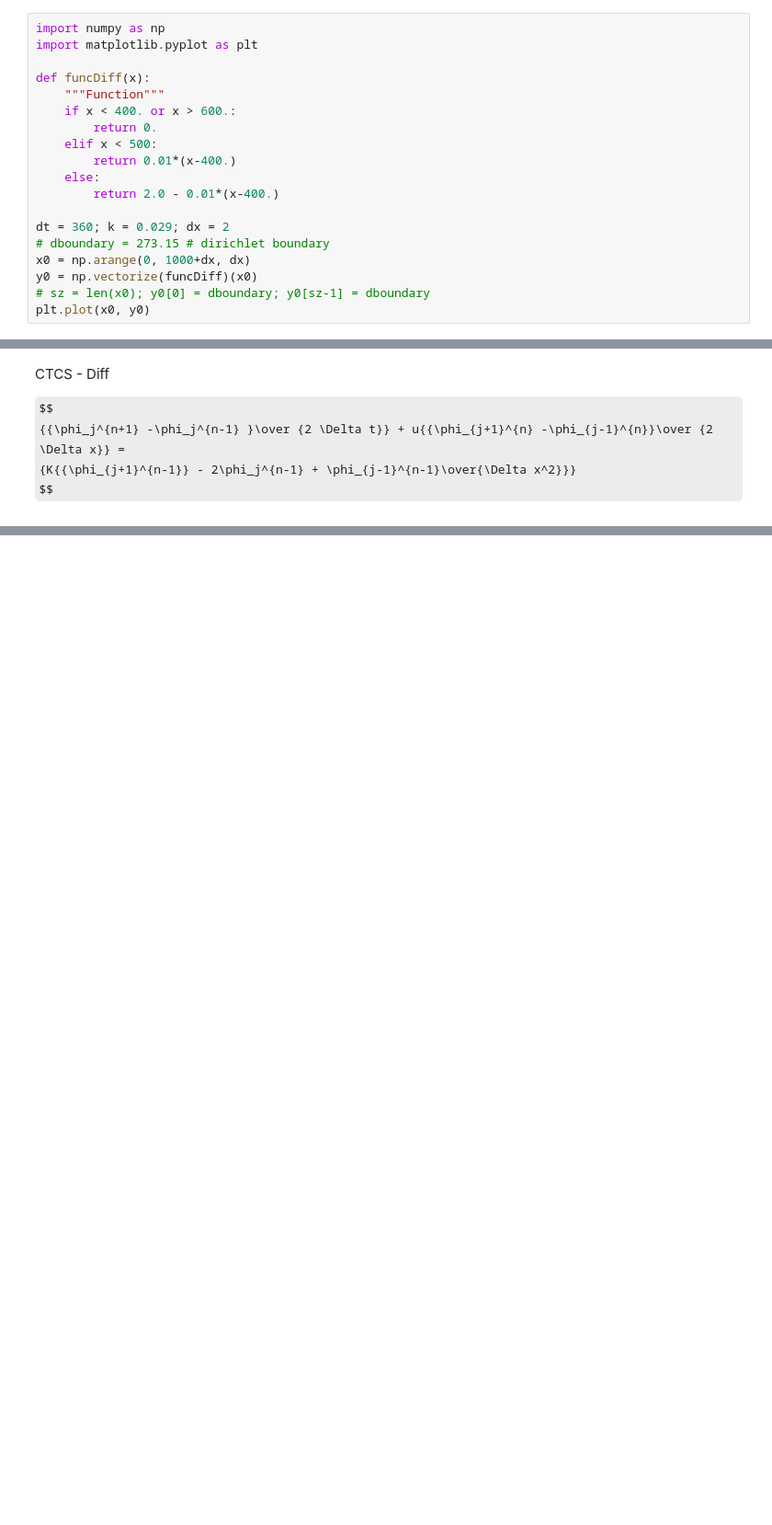
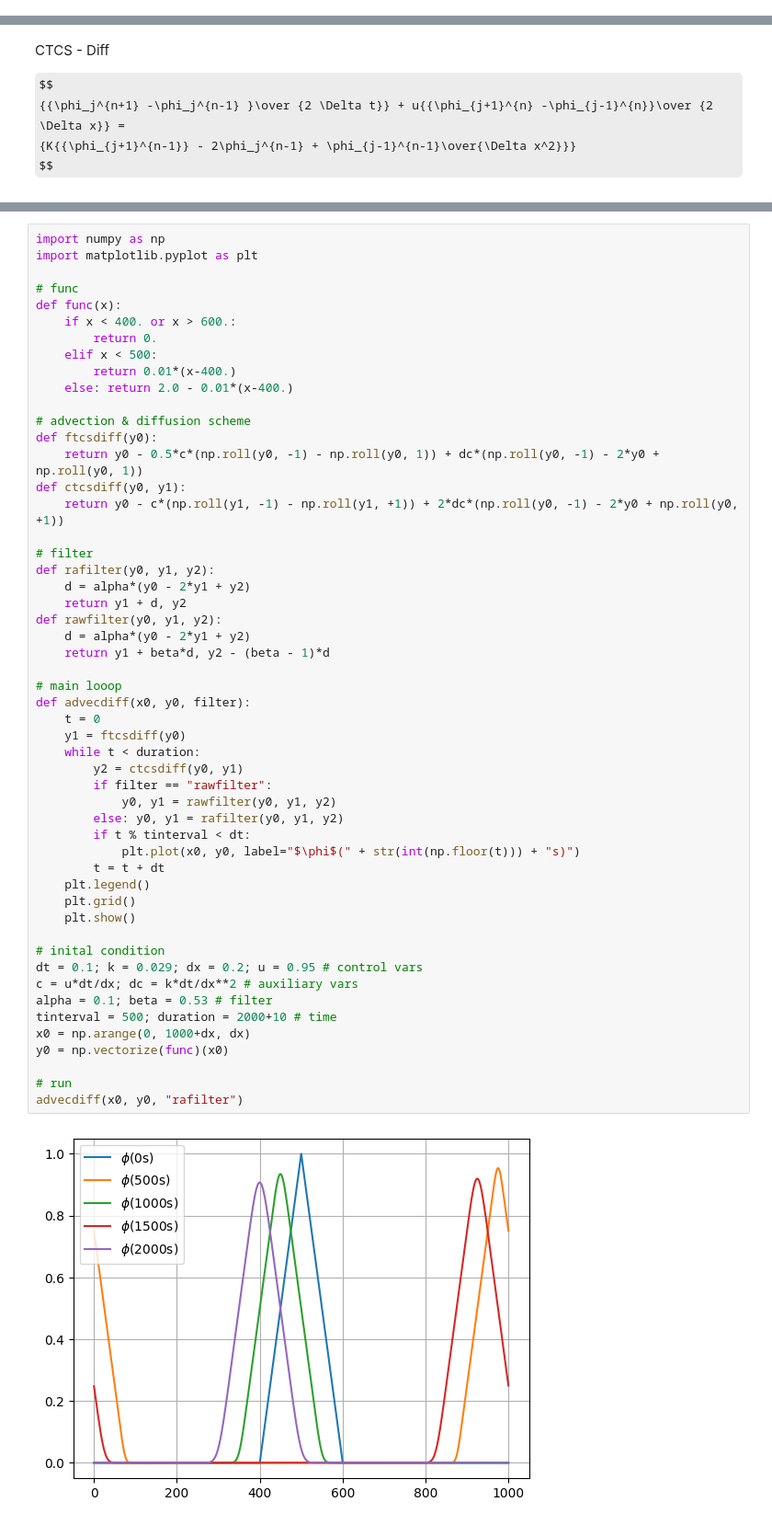
Before and after one commit to hnguyen-repos/numforGeosciences-ICTP, a Jupyter notebook: ex7-ctcs-diff.ipynb, the cells around one changed output, grey strips where cells are left out. Shown at 92% size. Cells and saved outputs as stored; diff of their text form; some formulas as TeX source; blank space fills up the shorter version.

```diff
--- a/ex7-ctcs-diff.ipynb
+++ b/ex7-ctcs-diff.ipynb
@@ -1,19 +0,0 @@
-# %%
-import numpy as np
-import matplotlib.pyplot as plt
-
-def funcDiff(x):
-    """Function"""
-    if x < 400. or x > 600.:
-        return 0.
-    elif x < 500:
-        return 0.01*(x-400.)
-    else:
-        return 2.0 - 0.01*(x-400.)
-
-dt = 360; k = 0.029; dx = 2
-# dboundary = 273.15 # dirichlet boundary
-x0 = np.arange(0, 1000+dx, dx)
-y0 = np.vectorize(funcDiff)(x0)
-# sz = len(x0); y0[0] = dboundary; y0[sz-1] = dboundary
-plt.plot(x0, y0)
@@ -82,0 +15,54 @@ run(x0, y0, u, dt, dx, k, alpha, beta, tinterval, tinterval, "RAfilter")
+# %%
+import numpy as np
+import matplotlib.pyplot as plt
+
+# func
+def func(x):
+    if x < 400. or x > 600.:
+        return 0.
+    elif x < 500:
+        return 0.01*(x-400.)
+    else: return 2.0 - 0.01*(x-400.)
+
+# advection & diffusion scheme
+def ftcsdiff(y0):
+    return y0 - 0.5*c*(np.roll(y0, -1) - np.roll(y0, 1)) + dc*(np.roll(y0, -1) - 2*y0 + np.roll(y0, 1))
+def ctcsdiff(y0, y1):
+    return y0 - c*(np.roll(y1, -1) - np.roll(y1, +1)) + 2*dc*(np.roll(y0, -1) - 2*y0 + np.roll(y0, +1))
+
+# filter
+def rafilter(y0, y1, y2):
+    d = alpha*(y0 - 2*y1 + y2)
+    return y1 + d, y2
+def rawfilter(y0, y1, y2):
+    d = alpha*(y0 - 2*y1 + y2)
+    return y1 + beta*d, y2 - (beta - 1)*d
+
+# main looop
+def advecdiff(x0, y0, filter):
+    t = 0
+    y1 = ftcsdiff(y0)
+    while t < duration:
+        y2 = ctcsdiff(y0, y1)
+        if filter == "rawfilter":
+            y0, y1 = rawfilter(y0, y1, y2)
+        else: y0, y1 = rafilter(y0, y1, y2)
+        if t % tinterval < dt:
+            plt.plot(x0, y0, label="$\phi$(" + str(int(np.floor(t))) + "s)")
+        t = t + dt
+    plt.legend()
+    plt.grid()
+    plt.show()
+
+# inital condition
+dt = 0.1; k = 0.029; dx = 0.2; u = 0.95 # control vars
+c = u*dt/dx; dc = k*dt/dx**2 # auxiliary vars
+alpha = 0.1; beta = 0.53 # filter
+tinterval = 500; duration = 2000+10 # time
+x0 = np.arange(0, 1000+dx, dx)
+y0 = np.vectorize(func)(x0)
+
+# run
+advecdiff(x0, y0, "rafilter")
+# %% [output]
+[figure, added]
```
Also changed, not shown: parts of 2 cells of this notebook, 6 other files.
